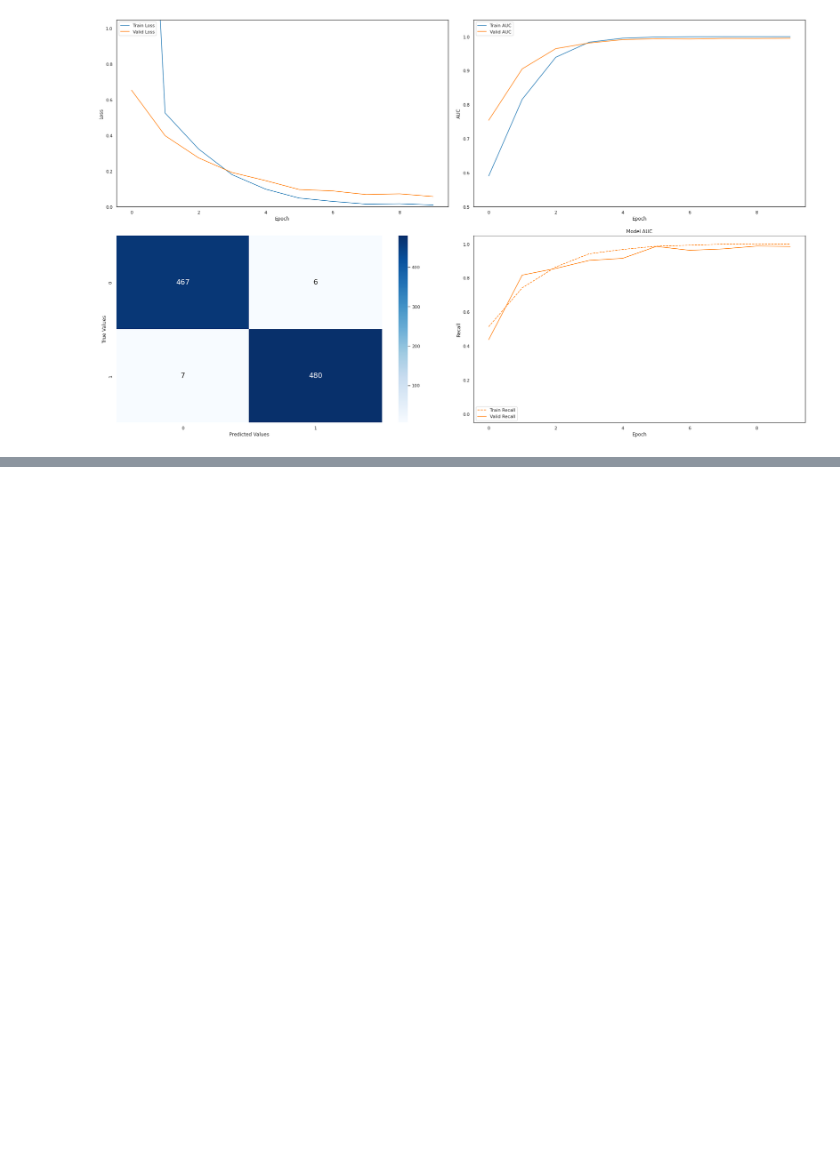
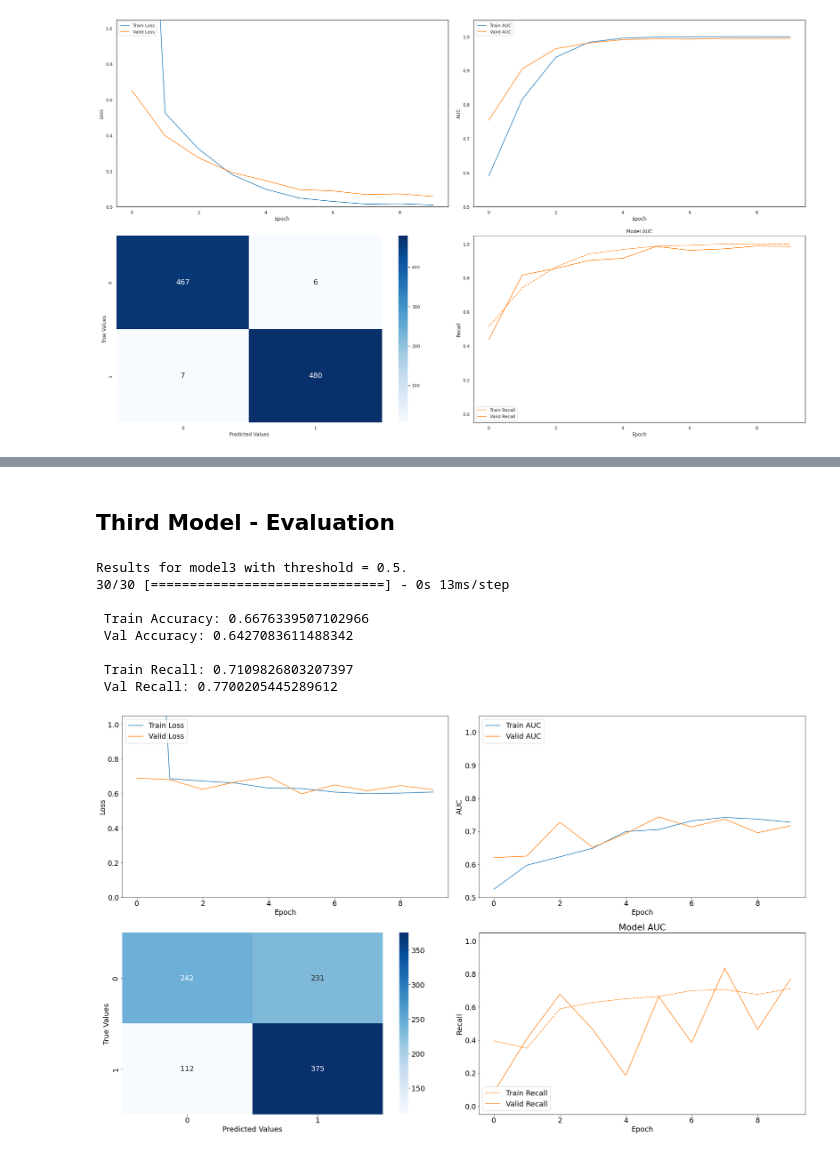
Before and after one commit to ilanhaskel/Alzheimers_Disease_fMRI_Image_Classifier, a Jupyter notebook: index.ipynb, the cells around one changed output, grey strips where cells are left out. Saved outputs shown, nothing was run; the diff lists cells and outputs as text; code cells hidden in the pictures; blank space fills up the shorter version.

Commit message:
markdown editing, playing with data augmentation

```diff
--- a/index.ipynb
+++ b/index.ipynb
@@ -384,0 +399,14 @@ Results for model2 with threshold = 0.5.
+# %%
+model3 = models.Sequential([
+    # preprocessing layer
+    layers.RandomFlip("horizontal_and_vertical"),
+    layers.RandomRotation(0.2),
+    layers.Conv2D(128, (3,3), activation='relu', input_shape=(input_layer)),
+    layers.MaxPooling2D(2,2),
+    layers.Flatten(),
+    layers.Dense(512, activation='relu'),
+    layers.Dropout(0.5),
+    layers.Dense(1, activation='sigmoid')
+])
+
+model3.build(input_shape=(0,256,256,3))
@@ -384,0 +439,11 @@ Results for model2 with threshold = 0.5.
+# %%
+model3.compile(optimizer='adam',
+              loss='binary_crossentropy',
+              metrics=metrics)
+# %%
+history3=model3.fit(train_images,
+                  train_labels,
+                  epochs=10,
+                  validation_data=(val_images,val_labels),
+                  verbose=2
+                  ).history
@@ -384,0 +486,14 @@ Results for model2 with threshold = 0.5.
+# %% [markdown]
+## Third Model - Evaluation
+# %%
+evaluate(model3, 'model3', history3, X=val_images, y=val_labels, threshold=0.5)
+# %% [output]
+Results for model3 with threshold = 0.5.
+30/30 [==============================] - 0s 13ms/step
+
+ Train Accuracy: 0.6676339507102966
+ Val Accuracy: 0.6427083611488342
+
+ Train Recall: 0.7109826803207397
+ Val Recall: 0.7700205445289612
+[figure, added]
```
Also changed, not shown: parts of 18 cells of this notebook.
